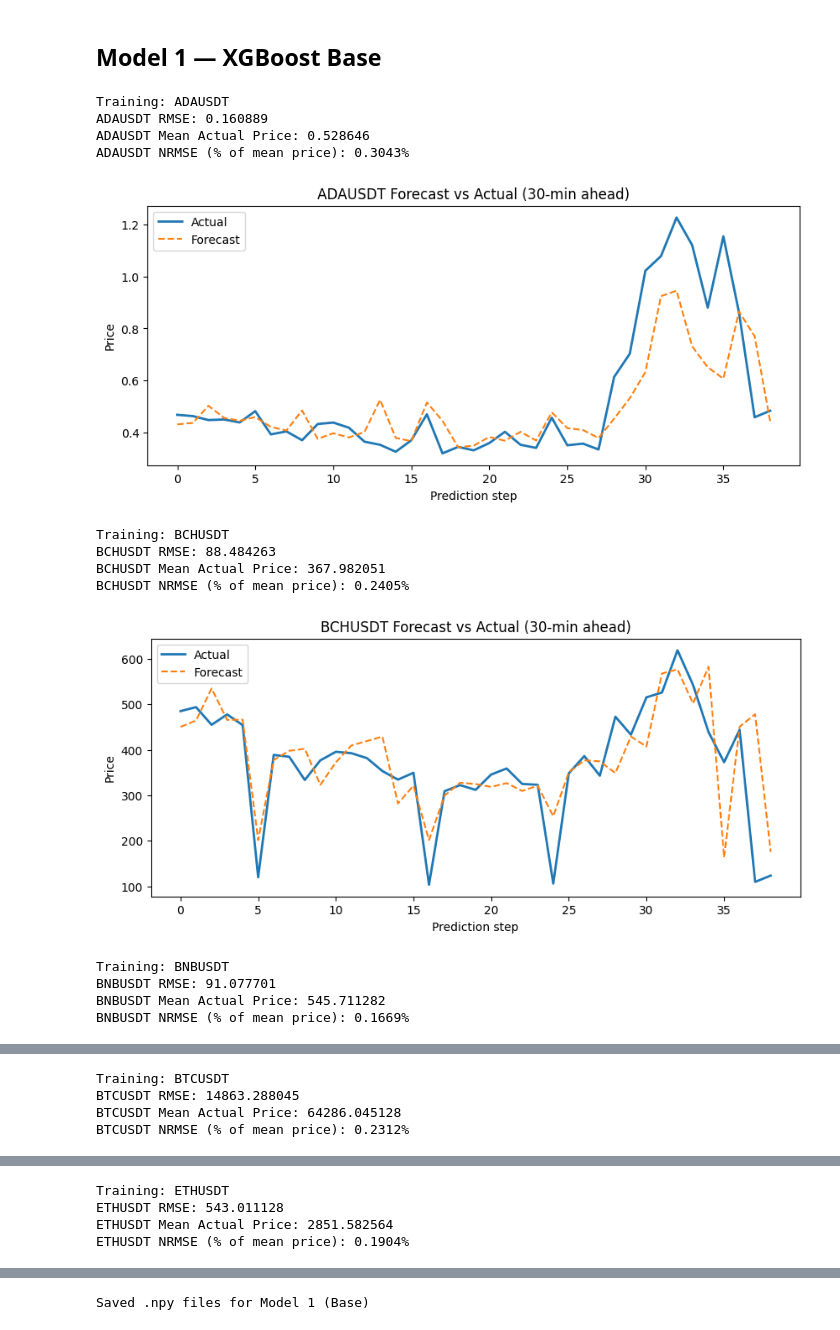
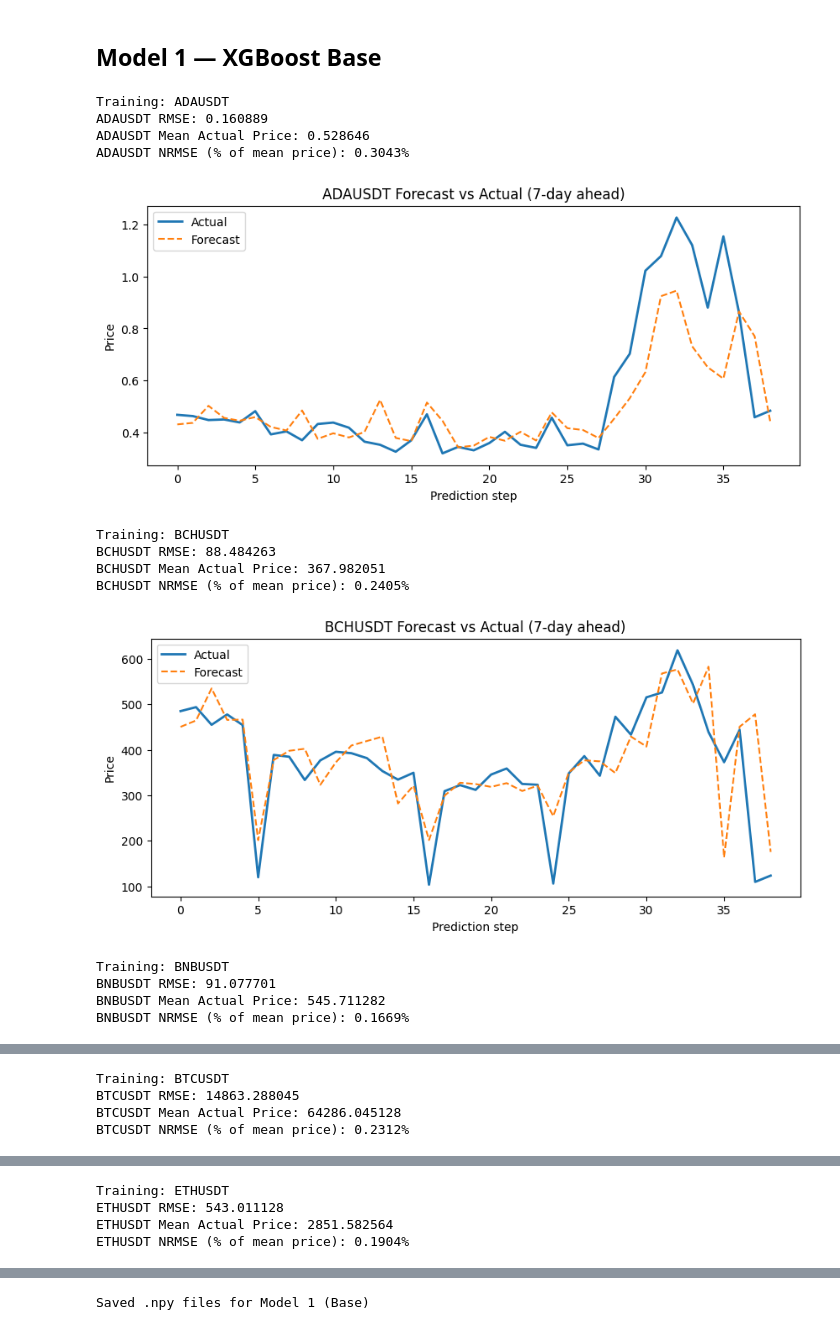
Before and after one commit to am3lia-low/optimising-dynamic-crypto-portfolio, a Jupyter notebook: 04_XGBoost_Final_All_3_Models.ipynb, the cells around one changed output, grey strips where cells are left out. Cells and saved outputs as stored; diff of their text form; code cells hidden in the pictures.

```diff
--- a/04_XGBoost_Final_All_3_Models.ipynb
+++ b/04_XGBoost_Final_All_3_Models.ipynb
@@ -92,7 +92,7 @@ for file in files:
     tiny_price = df["close"].median() < 0.01
 
     if tiny_price:
-        print("Tiny price detected â†’ using log price")
+        print("Tiny price detected → using log price")
         df["close"] = np.log(df["close"])
 
     df["target"] = df["close"].shift(-HORIZON)
@@ -129,6 +129,7 @@ for file in files:
     #predict
     preds = []
     actual = []
+    current_prices = []
 
     for i in range(0, len(X_test), 7):
 
@@ -136,21 +137,25 @@ for file in files:
             break
 
         pred = model.predict(X_test.iloc[i:i+1])[0]
+        current_price_raw = X_test.iloc[i]['close']
 
         if tiny_price:
             preds.append(np.exp(pred))
             actual.append(np.exp(y_test.iloc[i]))
+            current_prices.append(np.exp(current_price_raw))
         else:
             preds.append(pred)
             actual.append(y_test.iloc[i])
+            current_prices.append(current_price_raw)
 
     preds = np.array(preds)
     actual = np.array(actual)
+    current_prices = np.array(current_prices)
 
     # raw RMSE
     rmse = np.sqrt(mean_squared_error(actual, preds))
 
-    # NEW: normalize by mean actual price
+    # normalize by mean actual price
     mean_actual_price = actual.mean()
     nrmse_mean = rmse / mean_actual_price
     nrmse_pct = nrmse_mean
@@ -166,12 +171,13 @@ for file in files:
     print(f"{coin} Mean Actual Price: {mean_actual_price:.6f}")
     print(f"{coin} NRMSE (% of mean price): {nrmse_pct:.4f}%")
 
-    # Ssave table
+    # returns_predicted = (forecast - current_price) / current_price
+    # gives a true forward-looking expected return signal for CMVO
     table = pd.DataFrame({
         "coin": coin,
         "actual": actual,
         "forecast": preds,
-        "returns_predicted": (preds - actual) / actual
+        "returns_predicted": (preds - current_prices) / current_prices
     })
 
     all_tables.append(table)
@@ -179,40 +185,40 @@ for file in files:
     # Plot
     plt.figure(figsize=(10,4))
     plt.plot(actual, label="Actual", linewidth=2)
     plt.plot(preds, label="Forecast", linestyle="--")
-    plt.title(f"{coin} Forecast vs Actual (30-min ahead)")
+    plt.title(f"{coin} Forecast vs Actual (7-day ahead)")
     plt.xlabel("Prediction step")
     plt.ylabel("Price")
     plt.legend()
     plt.show()
 
 #final table
 final_table = pd.concat(all_tables, ignore_index=True)
 
 display(final_table)
 
 # save predictions
 final_table.to_csv("12 XGB results/xgboost_forecasts.csv", index=False)
 
 #rmse summary
 rmse_table = pd.DataFrame.from_dict(results, orient="index")
 rmse_table = rmse_table.sort_values("NRMSE_Percent")
 
 rmse_table.to_csv("12 XGB results/RMSE1_normalized.csv", index=True)
 
 print("\nRMSE Summary")
 display(rmse_table)
 # %% [output]
 Training: ADAUSDT
 ADAUSDT RMSE: 0.160889
 ADAUSDT Mean Actual Price: 0.528646
 ADAUSDT NRMSE (% of mean price): 0.3043%
-[figure, old version]
+[figure, new version]
 Training: BCHUSDT
 BCHUSDT RMSE: 88.484263
 BCHUSDT Mean Actual Price: 367.982051
 BCHUSDT NRMSE (% of mean price): 0.2405%
-[figure, old version]
+[figure, new version]
 Training: BNBUSDT
 BNBUSDT RMSE: 91.077701
 BNBUSDT Mean Actual Price: 545.711282
```
Also changed, not shown: parts of 2 cells of this notebook, 35 other files.
